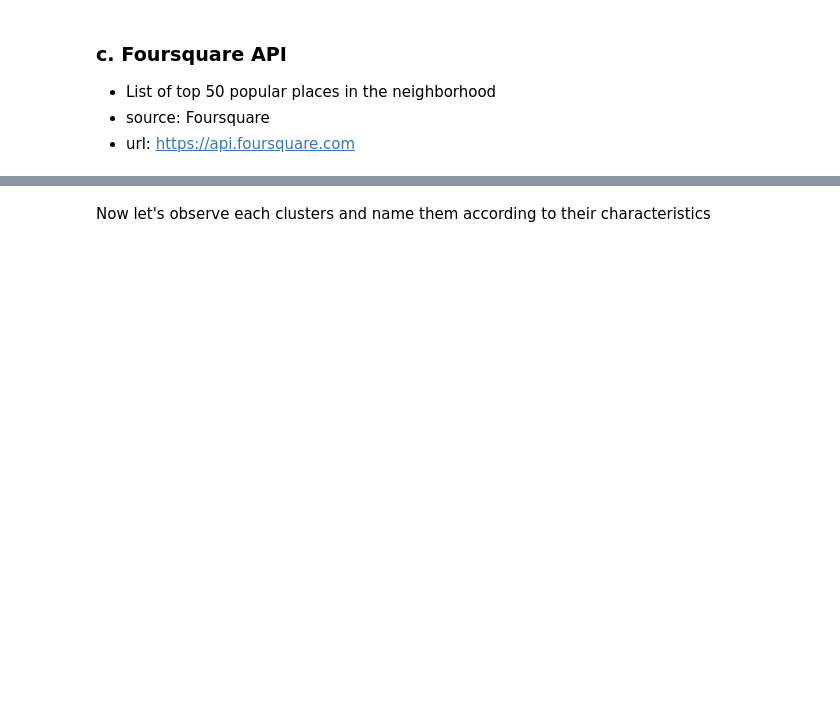
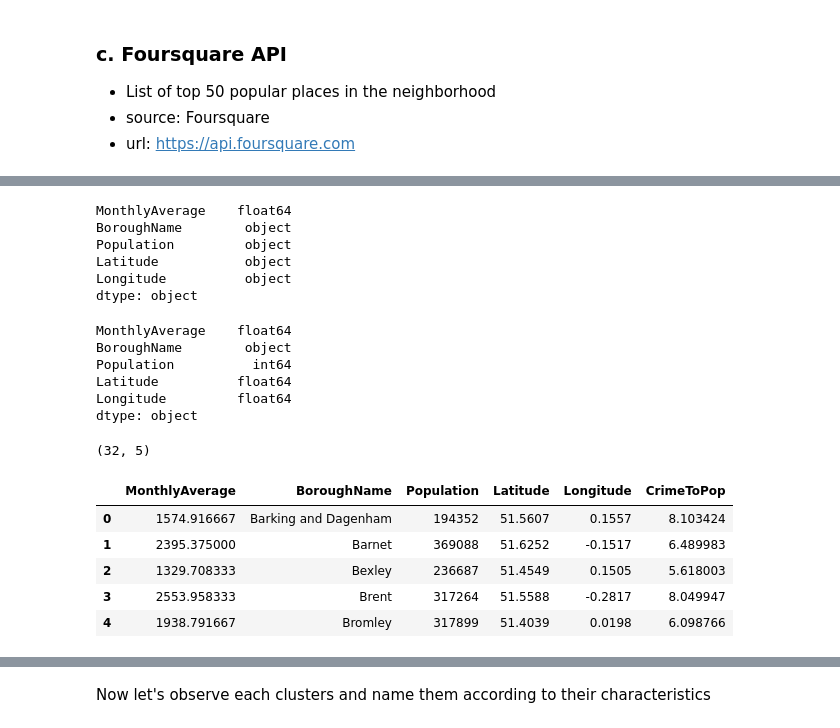
Before and after one commit to ggisha/Coursera_Capstone, a Jupyter notebook: The Battle of the neighborhoods.ipynb, the cells around one changed output, grey strips where cells are left out. Saved outputs shown, nothing was run; the diff lists cells and outputs as text; code cells hidden in the pictures; blank space fills up the shorter version.

```diff
--- a/The Battle of the neighborhoods.ipynb
+++ b/The Battle of the neighborhoods.ipynb
@@ -72,4 +97,4 @@ crime.head()
 # %%
 # Calculate sum of incidents in the last 24 months by boroughs
-crime = crime.groupby(['BoroughName'], as_index=False).sum()
+crime = crime.groupby(['LookUp_BoroughName'], as_index=False).sum()
 crime.head()
@@ -221,8 +380,8 @@ venues.head()
 # %%
 import matplotlib.pyplot as plt
-In [113]:
+
 #Visualize crime data
-crime.set_index('BoroughName')['MonthlyAverage'].sort_values().plot(kind='barh', grid=True, figsize=(10,10))
+crime.set_index('LookUp_BoroughName')['MonthlyAverage'].sort_values().plot(kind='barh', grid=True, figsize=(10,10))
 plt.xlabel('Monthly Average of Crime Incidents')
 plt.title('Monthly Crime Incidents in London')
 plt.show()
@@ -237,0 +395,5 @@ df.head()
+# %%
+#Combine crime data and borough information data
+df = pd.merge(crime, info, left_on='LookUp_BoroughName', right_on='BoroughName')
+df = df.drop(['LookUp_BoroughName'], axis=1)
+df.head()
@@ -238,18 +407,41 @@ df.head()
 # %%
 #Check data type
 df.dtypes
+# %% [output]
+MonthlyAverage    float64
+BoroughName        object
+Population         object
+Latitude           object
+Longitude          object
+dtype: object
 # %%
 df['Population'] = pd.to_numeric(df['Population'])
 df['Latitude'] = pd.to_numeric(df['Latitude'])
 df['Longitude'] = pd.to_numeric(df['Longitude'])
 df.dtypes
+# %% [output]
+MonthlyAverage    float64
+BoroughName        object
+Population          int64
+Latitude          float64
+Longitude         float64
+dtype: object
 # %%
 df.shape
+# %% [output]
+(32, 5)
 # %%
 #Create a column that shows the number of crimes per 1000 people per month
-df['Population'].astype(float)
-df['CrimeToPop'] = df['MonthlyAverage'] / df['Population'] * 1000
+df['Population'].astype('float')
+df['CrimeToPop'] = (df['MonthlyAverage'] / df['Population']) * 1000
 df.head()
+# %% [output]
+|  | MonthlyAverage | BoroughName | Population | Latitude | Longitude | CrimeToPop |
+| 0 | 1574.916667 | Barking and Dagenham | 194352 | 51.5607 | 0.1557 | 8.103424 |
+| 1 | 2395.375000 | Barnet | 369088 | 51.6252 | -0.1517 | 6.489983 |
+| 2 | 1329.708333 | Bexley | 236687 | 51.4549 | 0.1505 | 5.618003 |
+| 3 | 2553.958333 | Brent | 317264 | 51.5588 | -0.2817 | 8.049947 |
+| 4 | 1938.791667 | Bromley | 317899 | 51.4039 | 0.0198 | 6.098766 |
 # %%
 #Visualize crime per 1000 people
 df.set_index('BoroughName')['CrimeToPop'].sort_values().plot(kind='barh', grid=True, figsize=(10,10))
```
Also changed, not shown: parts of 75 cells of this notebook.
